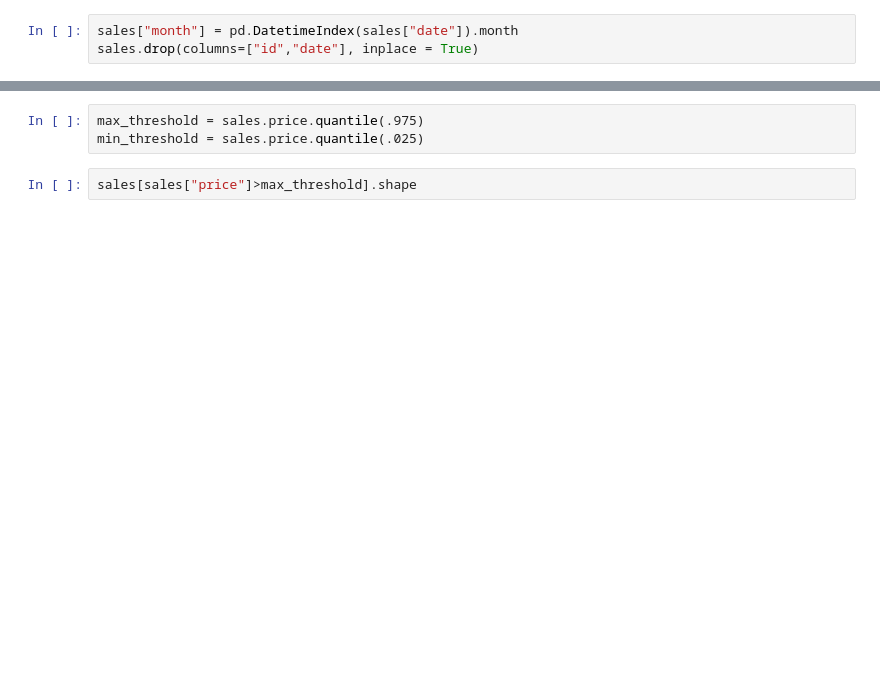
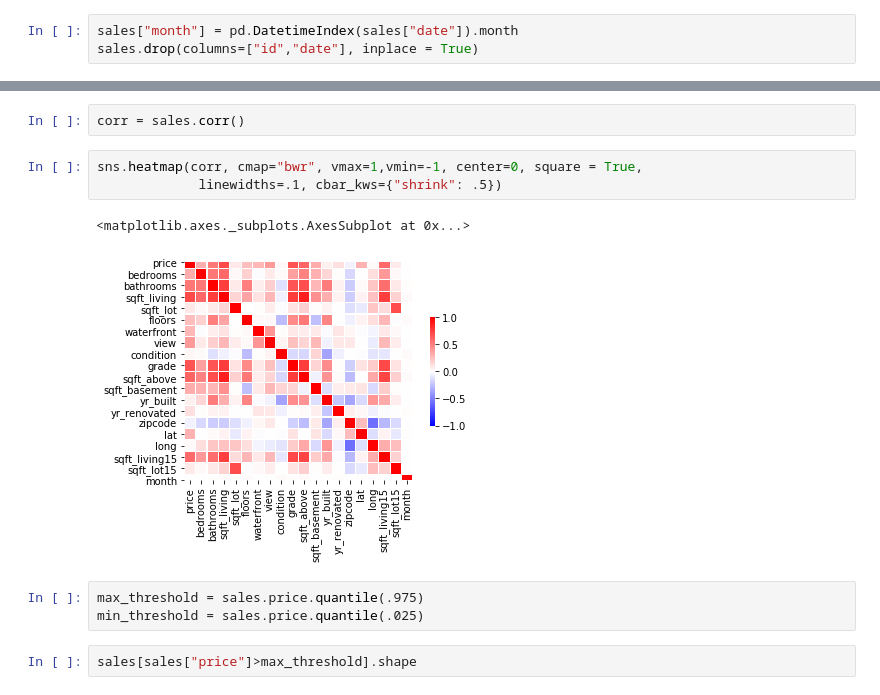
Before and after one commit to dorjeys3/King_County_Real_Estate, a Jupyter notebook: Book 3 Stats Version THIS WORKS.ipynb, the cells around one changed output, grey strips where cells are left out. Cells and saved outputs as stored; diff of their text form; blank space fills up the shorter version.

```diff
--- a/Book 3 Stats Version THIS WORKS.ipynb
+++ b/Book 3 Stats Version THIS WORKS.ipynb
@@ -70,3 +160,11 @@ sales.head()
+# %%
+corr = sales.corr()
+# %%
+sns.heatmap(corr, cmap="bwr", vmax=1,vmin=-1, center=0, square = True,
+             linewidths=.1, cbar_kws={"shrink": .5})
+# %% [output]
+<matplotlib.axes._subplots.AxesSubplot at 0x...>
+[figure, added]
 # %%
 max_threshold = sales.price.quantile(.975)
 min_threshold = sales.price.quantile(.025)
```
Also changed, not shown: parts of 46 cells of this notebook, 2 other files.
